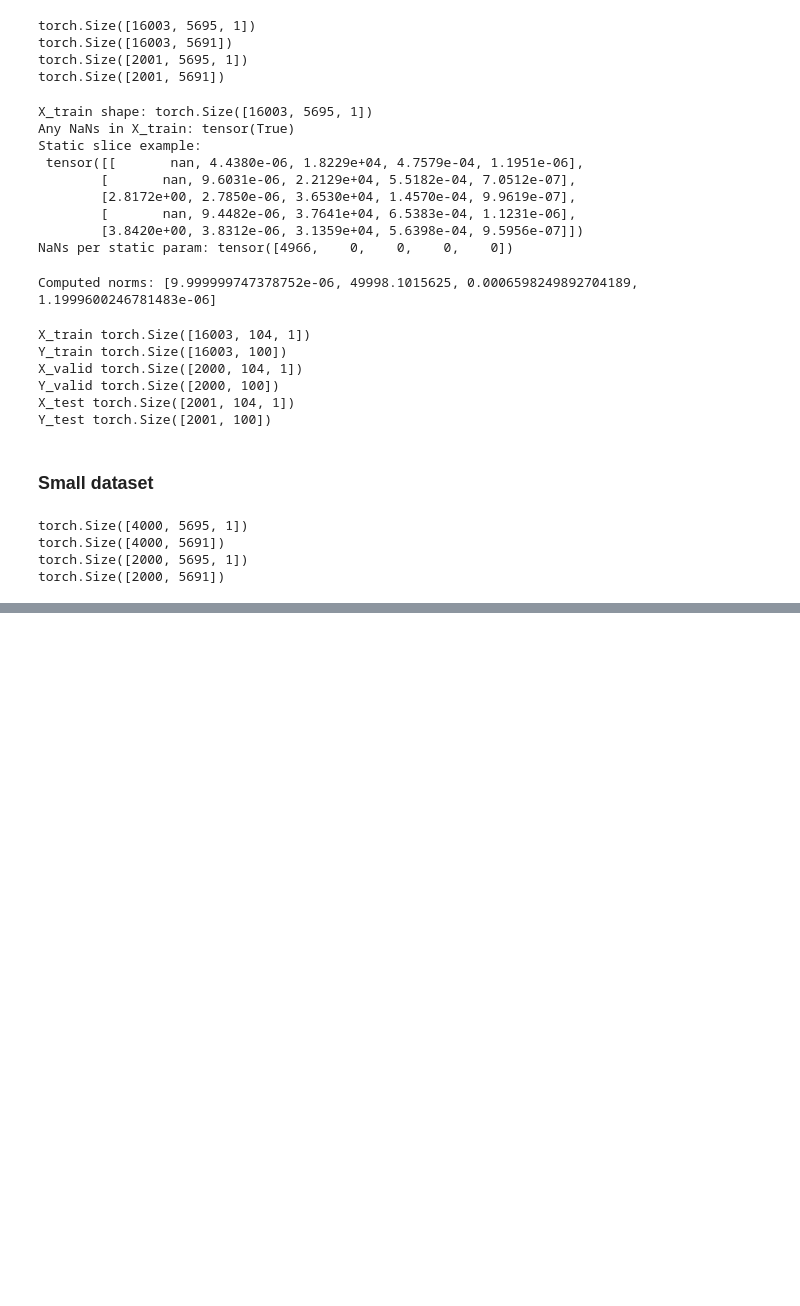
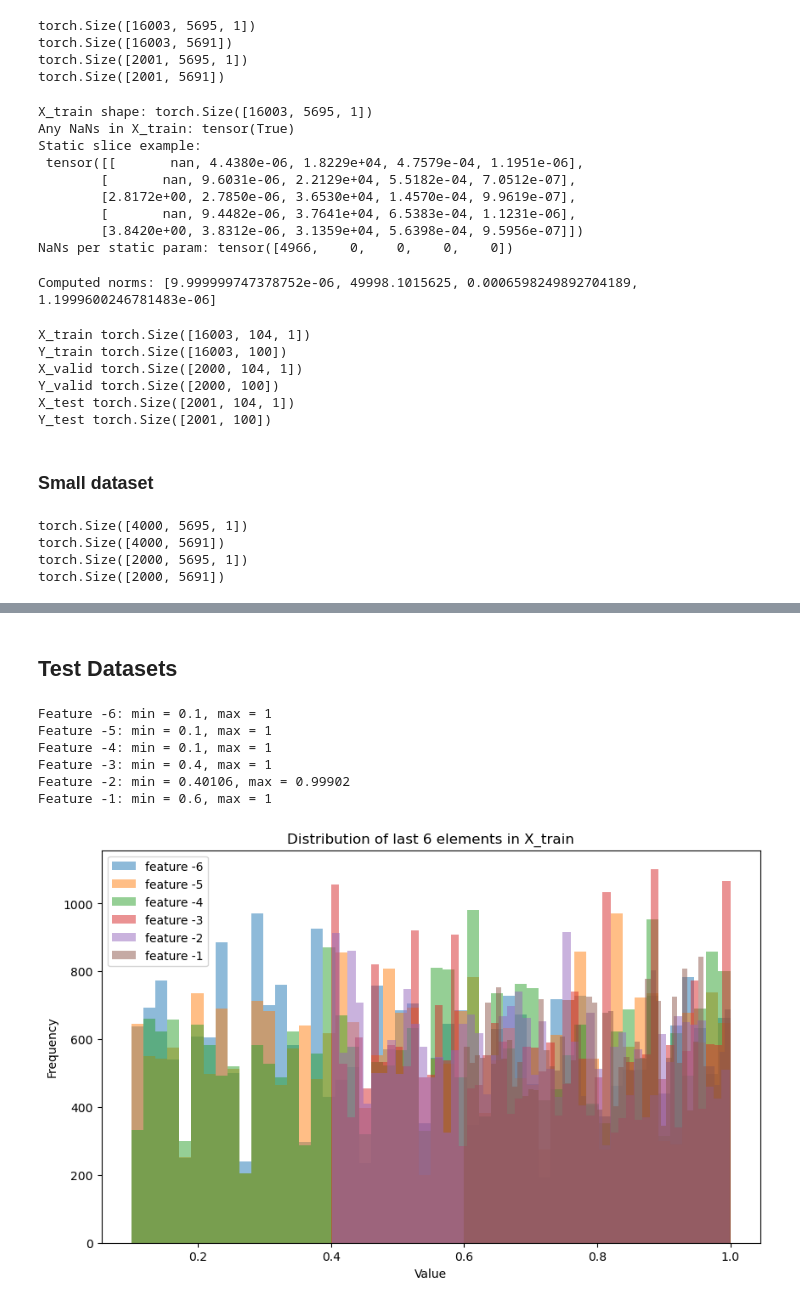
Before and after one commit to LuposX/FlexSpike, a Jupyter notebook: surrogate/1_create_surrogate_dataset.ipynb, the cells around one changed output, grey strips where cells are left out. Saved outputs shown, nothing was run; the diff lists cells and outputs as text; code cells hidden in the pictures; blank space fills up the shorter version.

```diff
--- a/surrogate/1_create_surrogate_dataset.ipynb
+++ b/surrogate/1_create_surrogate_dataset.ipynb
@@ -1258,0 +1433,2 @@ torch.save(data_small, f'./data/small_dataset_v4.ds')
+# %%
+DATA_LOCATION = "data/V4/"
@@ -1258,0 +1471,11 @@ torch.save(data_small, f'./data/small_dataset_v4.ds')
+# %%
+X_train = X[train_idx]
+Y_train = Y[train_idx]
+X_valid = X[valid_idx]
+Y_valid = Y[valid_idx]
+X_test  = X[test_idx]
+Y_test  = Y[test_idx]
+
+data_faulty = {'X_train':X_train, 'Y_train':Y_train,
+        'X_valid':X_valid, 'Y_valid':Y_valid,
+        'X_test':X_test, 'Y_test':Y_test}
@@ -1258,0 +1505,56 @@ torch.save(data_small, f'./data/small_dataset_v4.ds')
+# %% [markdown]
+## Test Datasets
+# %%
+#data = torch.load(f'./data/dataset_v4.ds')
+data = torch.load(f'./data/dataset.ds')
+
+X_train, Y_train = data["X_train"], data["Y_train"]
+X_valid, Y_valid = data["X_valid"], data["Y_valid"]
+X_test, Y_test = data["X_test"], data["Y_test"]
+# %%
+import torch
+import matplotlib.pyplot as plt
+
+static_params = 6
+
+# Assume X_train is a torch tensor
+X = X_train.detach().cpu()
+
+# Handle common shapes
+if X.ndim == 2:            # (N, D)
+    last_static = X[:, -static_params:]      # (N, static_params)
+
+elif X.ndim == 3:          # (N, C, T)
+    last_static = X[:, -static_params:, :]   # (N, static_params, T)
+    last_static = last_static.reshape(-1, static_params)  # flatten over time
+
+else:
+    raise ValueError(f"Unexpected X_train shape: {X.shape}")
+
+# --- Plot distributions ---
+plt.figure(figsize=(10, 6))
+
+for i in range(static_params):
+    plt.hist(
+        last_static[:, i].numpy(),
+        bins=50,
+        alpha=0.5,
+        label=f"feature {-static_params + i}"
+    )
+    # Print min and max for this feature
+    print(f"Feature {-static_params + i}: min = {last_static[:, i].min().item():.6g}, "
+          f"max = {last_static[:, i].max().item():.6g}")
+
+plt.xlabel("Value")
+plt.ylabel("Frequency")
+plt.title(f"Distribution of last {static_params} elements in X_train")
+plt.legend()
+plt.show()
+# %% [output]
+Feature -6: min = 0.1, max = 1
+Feature -5: min = 0.1, max = 1
+Feature -4: min = 0.1, max = 1
+Feature -3: min = 0.4, max = 1
+Feature -2: min = 0.40106, max = 0.99902
+Feature -1: min = 0.6, max = 1
+[figure, added]
```
Also changed, not shown: parts of 25 cells of this notebook, 5 other files.
